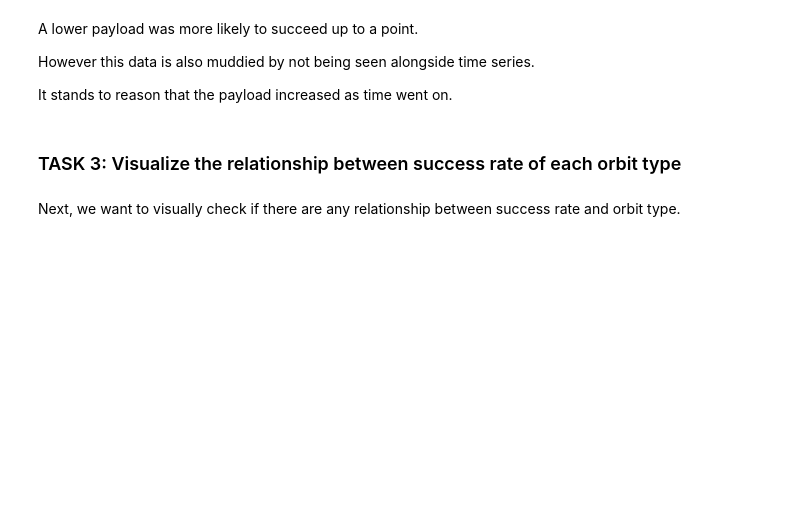
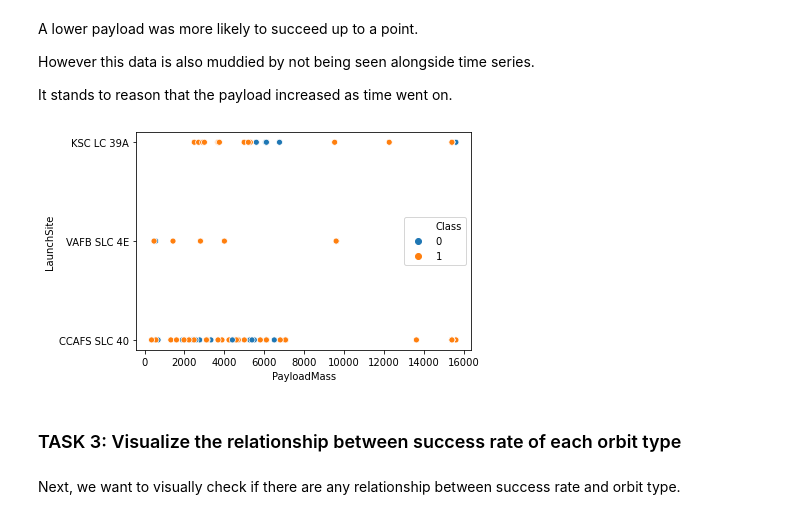
Before and after one commit to jaksaffras/Coursera-IBM-DataScience, a Jupyter notebook: Exploratory Data Analysis with Visualization.ipynb, the cells around one changed output. Saved outputs shown, nothing was run; the diff lists cells and outputs as text; code cells hidden in the pictures; blank space fills up the shorter version.

```diff
--- a/Exploratory Data Analysis with Visualization.ipynb
+++ b/Exploratory Data Analysis with Visualization.ipynb
@@ -114,8 +119,10 @@ It stands to reason that the payload increased as time went on.
 # %%
 sns.scatterplot(x='PayloadMass',y='LaunchSite', hue = 'Class',data = df)
 plt.xlabel = 'Payload Mass'
 plt.ylabel = 'Launch Site'
-plt.show
+plt.show()
+# %% [output]
+[figure, added]
 # %% [markdown]
 ### TASK  3: Visualize the relationship between success rate of each orbit type
 # %% [markdown]
```
Also changed, not shown: parts of 12 cells of this notebook.
